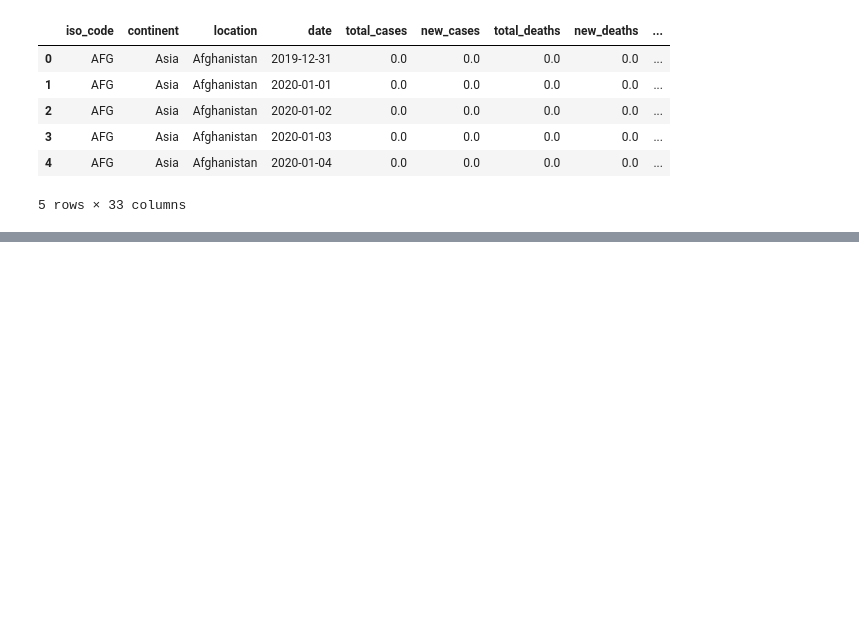
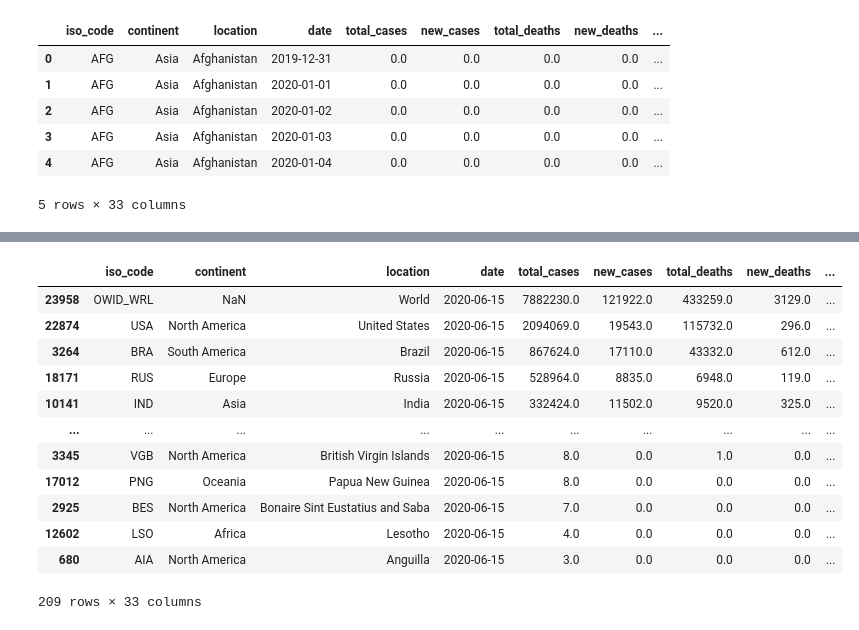
Before and after one commit to JhonnyLimachi/Sigmoidal, a Jupyter notebook: 22_2_PROJETO_Panorama_do_COVID_19_no_Brasil.ipynb, the cells around one changed output, grey strips where cells are left out. Cells and saved outputs as stored; diff of their text form; code cells hidden in the pictures; blank space fills up the shorter version.

```diff
--- a/22_2_PROJETO_Panorama_do_COVID_19_no_Brasil.ipynb
+++ b/22_2_PROJETO_Panorama_do_COVID_19_no_Brasil.ipynb
@@ -83,0 +149,3 @@ Entradas:  24023
+# %%
+# transformando a coluna data em datetime
+df.date = pd.to_datetime(df.date)
@@ -83,0 +159,17 @@ Entradas:  24023
+# %%
+# total de casos
+df.loc[df.date == '2020-06-15'].sort_values(by="total_cases", ascending=False)
+# %% [output]
+|  | iso_code | continent | location | date | total_cases | new_cases | total_deaths | new_deaths | ... |
+| 23958 | OWID_WRL | NaN | World | 2020-06-15 | 7882230.0 | 121922.0 | 433259.0 | 3129.0 | ... |
+| 22874 | USA | North America | United States | 2020-06-15 | 2094069.0 | 19543.0 | 115732.0 | 296.0 | ... |
+| 3264 | BRA | South America | Brazil | 2020-06-15 | 867624.0 | 17110.0 | 43332.0 | 612.0 | ... |
+| 18171 | RUS | Europe | Russia | 2020-06-15 | 528964.0 | 8835.0 | 6948.0 | 119.0 | ... |
+| 10141 | IND | Asia | India | 2020-06-15 | 332424.0 | 11502.0 | 9520.0 | 325.0 | ... |
+| ... | ... | ... | ... | ... | ... | ... | ... | ... | ... |
+| 3345 | VGB | North America | British Virgin Islands | 2020-06-15 | 8.0 | 0.0 | 1.0 | 0.0 | ... |
+| 17012 | PNG | Oceania | Papua New Guinea | 2020-06-15 | 8.0 | 0.0 | 0.0 | 0.0 | ... |
+| 2925 | BES | North America | Bonaire Sint Eustatius and Saba | 2020-06-15 | 7.0 | 0.0 | 0.0 | 0.0 | ... |
+| 12602 | LSO | Africa | Lesotho | 2020-06-15 | 4.0 | 0.0 | 0.0 | 0.0 | ... |
+| 680 | AIA | North America | Anguilla | 2020-06-15 | 3.0 | 0.0 | 0.0 | 0.0 | ... |
+209 rows × 33 columns
```
Also changed, not shown: parts of 10 cells of this notebook.
